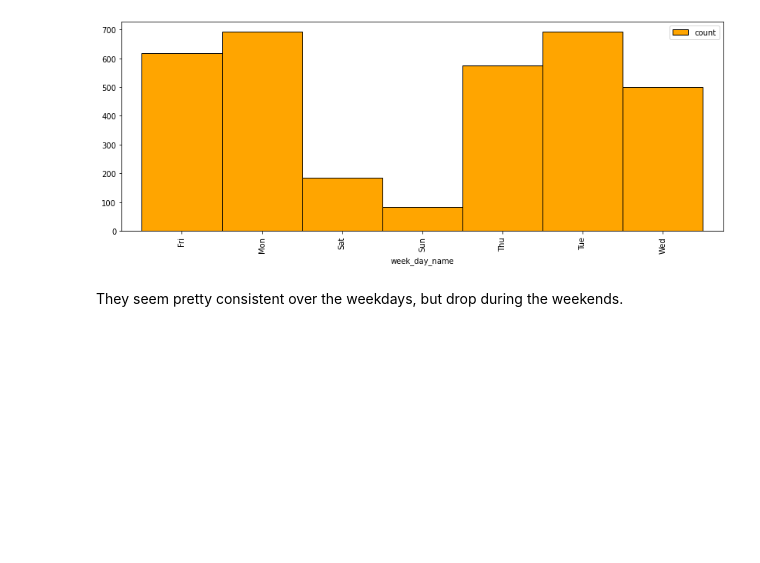
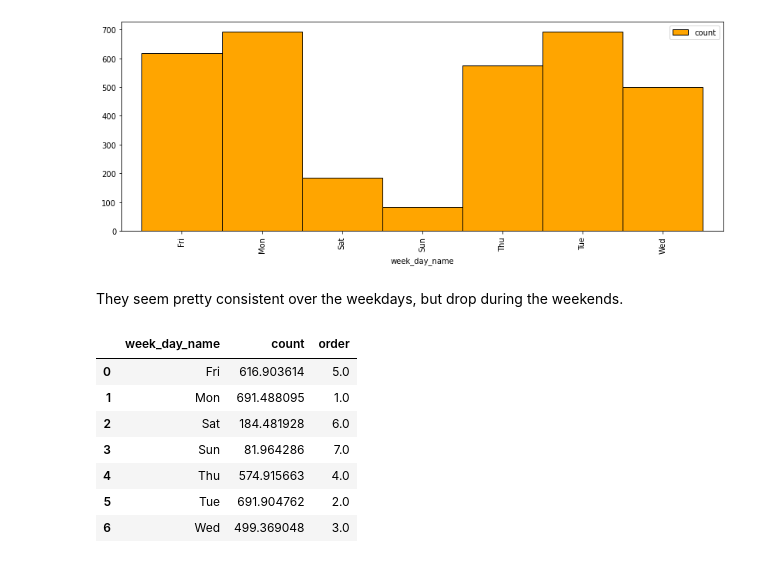
Before and after one commit to annah-vu/spark-exercises, a Jupyter notebook: explore.ipynb, the cells around one changed output. Cells and saved outputs as stored; diff of their text form; code cells hidden in the pictures; blank space fills up the shorter version.

```diff
--- a/explore.ipynb
+++ b/explore.ipynb
@@ -608,0 +620,11 @@ days = [ 'Monday', 'Tuesday', 'Wednesday', 'Thursday', 'Friday', 'Saturday', 'Su
+# %%
+n_cases
+# %% [output]
+|  | week_day_name | count | order |
+| 0 | Fri | 616.903614 | 5.0 |
+| 1 | Mon | 691.488095 | 1.0 |
+| 2 | Sat | 184.481928 | 6.0 |
+| 3 | Sun | 81.964286 | 7.0 |
+| 4 | Thu | 574.915663 | 4.0 |
+| 5 | Tue | 691.904762 | 2.0 |
+| 6 | Wed | 499.369048 | 3.0 |
```
Also changed, not shown: parts of 7 cells of this notebook.
